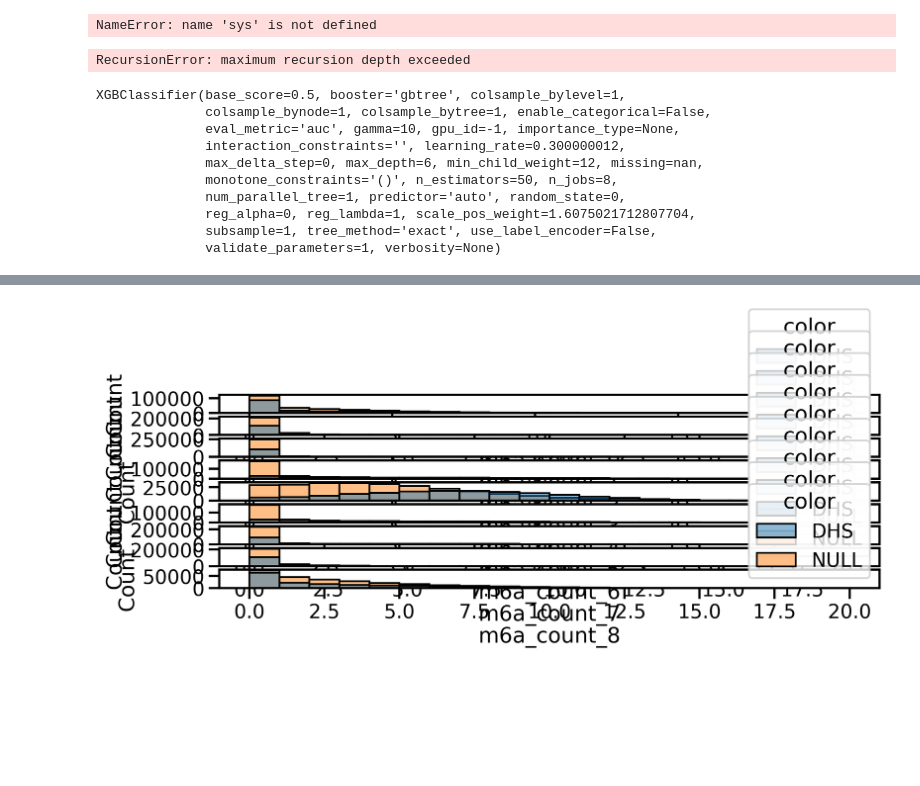
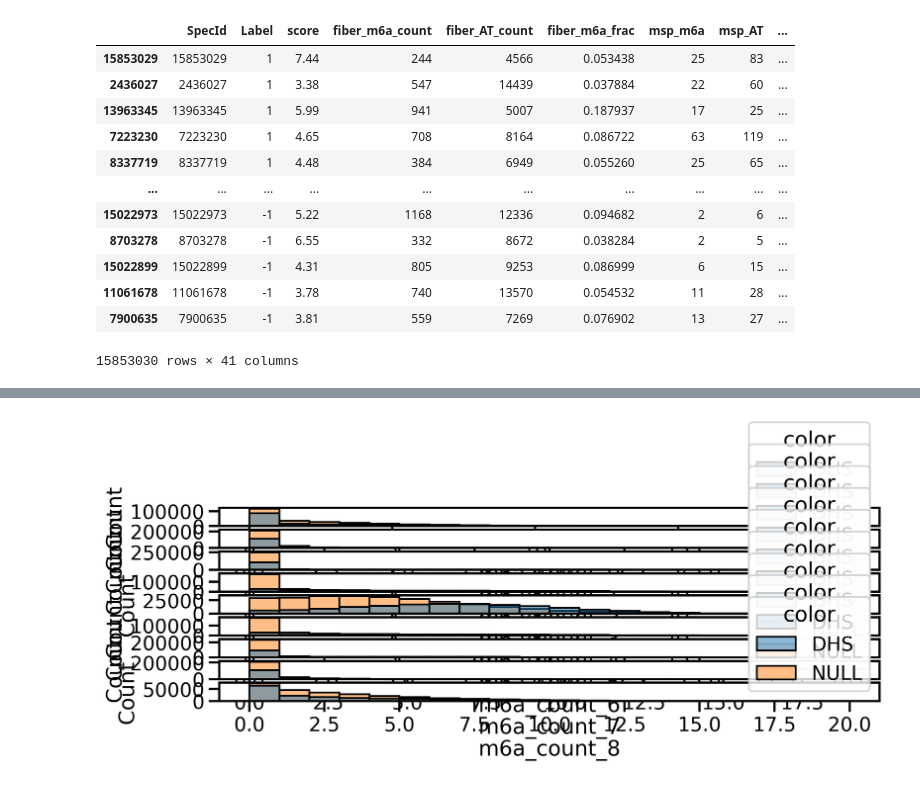
Before and after one commit to mrvollger/fibertools, a Jupyter notebook: scripts/play.ipynb, the cells around one changed output, grey strips where cells are left out. Cells and saved outputs as stored; diff of their text form; code cells hidden in the pictures; blank space fills up the shorter version.

```diff
--- a/scripts/play.ipynb
+++ b/scripts/play.ipynb
@@ -151,7 +153,7 @@ class Args:
     min_tp_msp_len: int = 40
     #dhs: str="../tests/data/test_dhs_with_null.bed.gz"
     bin_width: int = 40
-    bin_num: int = 5
+    bin_num: int = 9
     n_rows: int = None
     verbose: bool = False
 
@@ -178,8 +164,0 @@ pin = make_percolator_input(msp_feat_9, dhs)
-# %%
-if False :
-    with open("indata.dat", "wb") as f:
-        pickle.dump(df, f)
-        pickle.dump(dhs, f)
-        pickle.dump(pin, f)
-# %%
-df, dhs, pin = list(loadall("indata.dat"))
@@ -232,24 +208,16 @@ Fitting 3 folds for each of 108 candidates, totalling 324 fits
-# %%
-
-sys.setrecursionlimit(1_000)
-z=pickle.load(open("model.dat","rb"))
-# %% [output]
-NameError: name 'sys' is not defined
-# %%
-for x in loaded:
-    print(x)
-# %% [output]
-RecursionError: maximum recursion depth exceeded
-# %%
-models[2].estimator
-# %% [output]
-XGBClassifier(base_score=0.5, booster='gbtree', colsample_bylevel=1,
-              colsample_bynode=1, colsample_bytree=1, enable_categorical=False,
-              eval_metric='auc', gamma=10, gpu_id=-1, importance_type=None,
-              interaction_constraints='', learning_rate=0.300000012,
-              max_delta_step=0, max_depth=6, min_child_weight=12, missing=nan,
-              monotone_constraints='()', n_estimators=50, n_jobs=8,
-              num_parallel_tree=1, predictor='auto', random_state=0,
-              reg_alpha=0, reg_lambda=1, scale_pos_weight=1.6075021712807704,
-              subsample=1, tree_method='exact', use_label_encoder=False,
-              validate_parameters=1, verbosity=None)
+# %%
+pin
+# %% [output]
+|  | SpecId | Label | score | fiber_m6a_count | fiber_AT_count | fiber_m6a_frac | msp_m6a | msp_AT | ... |
+| 15853029 | 15853029 | 1 | 7.44 | 244 | 4566 | 0.053438 | 25 | 83 | ... |
+| 2436027 | 2436027 | 1 | 3.38 | 547 | 14439 | 0.037884 | 22 | 60 | ... |
+| 13963345 | 13963345 | 1 | 5.99 | 941 | 5007 | 0.187937 | 17 | 25 | ... |
+| 7223230 | 7223230 | 1 | 4.65 | 708 | 8164 | 0.086722 | 63 | 119 | ... |
+| 8337719 | 8337719 | 1 | 4.48 | 384 | 6949 | 0.055260 | 25 | 65 | ... |
+| ... | ... | ... | ... | ... | ... | ... | ... | ... | ... |
+| 15022973 | 15022973 | -1 | 5.22 | 1168 | 12336 | 0.094682 | 2 | 6 | ... |
+| 8703278 | 8703278 | -1 | 6.55 | 332 | 8672 | 0.038284 | 2 | 5 | ... |
+| 15022899 | 15022899 | -1 | 4.31 | 805 | 9253 | 0.086999 | 6 | 15 | ... |
+| 11061678 | 11061678 | -1 | 3.78 | 740 | 13570 | 0.054532 | 11 | 28 | ... |
+| 7900635 | 7900635 | -1 | 3.81 | 559 | 7269 | 0.076902 | 13 | 27 | ... |
+15853030 rows × 41 columns
```
Also changed, not shown: parts of 29 cells of this notebook, 4 other files.
